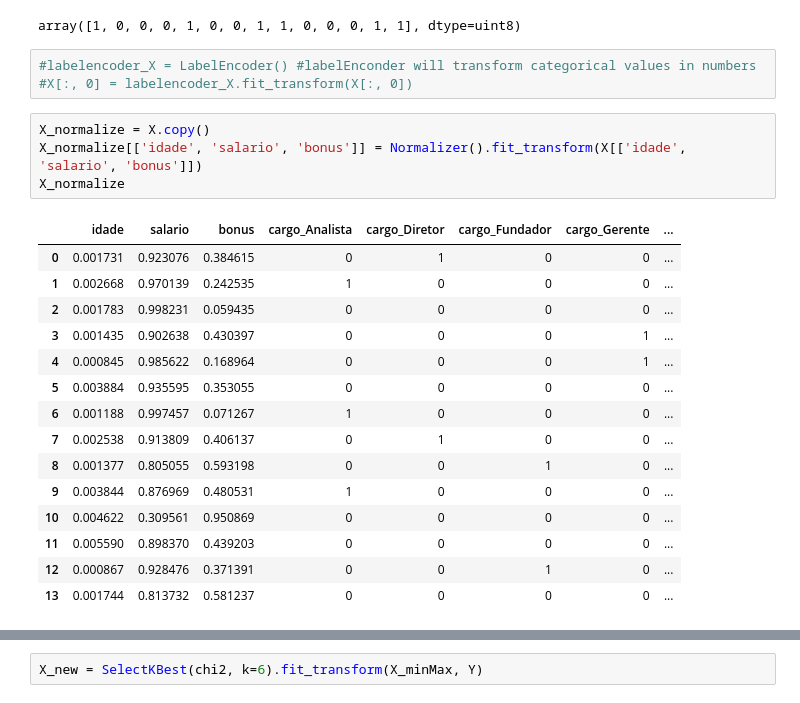
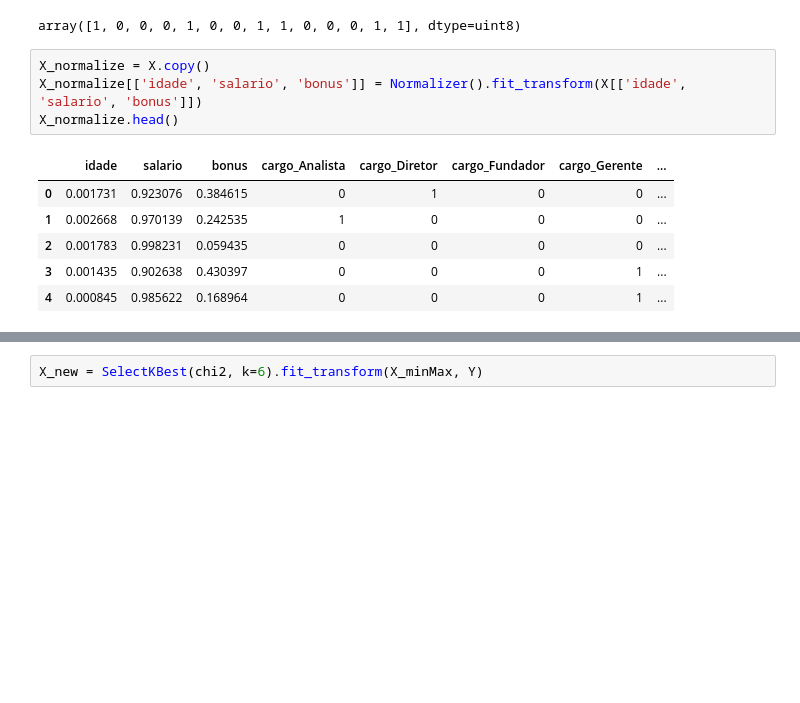
Before and after one commit to CaiqueCoelho/Preprocessing-Dataset-Template, a Jupyter notebook: Pre-Processing-Template-Example-2.ipynb, the cells around one changed output, grey strips where cells are left out. Drawn from its saved outputs; the diff is of its cells as text; blank space fills up the shorter version.

```diff
--- a/Pre-Processing-Template-Example-2.ipynb
+++ b/Pre-Processing-Template-Example-2.ipynb
@@ -194,29 +204,17 @@ Y = Y['sim'].values
 Y
 # %% [output]
 array([1, 0, 0, 0, 1, 0, 0, 1, 1, 0, 0, 0, 1, 1], dtype=uint8)
-# %%
-#labelencoder_X = LabelEncoder() #labelEnconder will transform categorical values in numbers
-#X[:, 0] = labelencoder_X.fit_transform(X[:, 0])
 # %%
 X_normalize = X.copy()
 X_normalize[['idade', 'salario', 'bonus']] = Normalizer().fit_transform(X[['idade', 'salario', 'bonus']])
-X_normalize
+X_normalize.head()
 # %% [output]
 |  | idade | salario | bonus | cargo_Analista | cargo_Diretor | cargo_Fundador | cargo_Gerente | ... |
 | 0 | 0.001731 | 0.923076 | 0.384615 | 0 | 1 | 0 | 0 | ... |
 | 1 | 0.002668 | 0.970139 | 0.242535 | 1 | 0 | 0 | 0 | ... |
 | 2 | 0.001783 | 0.998231 | 0.059435 | 0 | 0 | 0 | 0 | ... |
 | 3 | 0.001435 | 0.902638 | 0.430397 | 0 | 0 | 0 | 1 | ... |
 | 4 | 0.000845 | 0.985622 | 0.168964 | 0 | 0 | 0 | 1 | ... |
-| 5 | 0.003884 | 0.935595 | 0.353055 | 0 | 0 | 0 | 0 | ... |
-| 6 | 0.001188 | 0.997457 | 0.071267 | 1 | 0 | 0 | 0 | ... |
-| 7 | 0.002538 | 0.913809 | 0.406137 | 0 | 1 | 0 | 0 | ... |
-| 8 | 0.001377 | 0.805055 | 0.593198 | 0 | 0 | 1 | 0 | ... |
-| 9 | 0.003844 | 0.876969 | 0.480531 | 1 | 0 | 0 | 0 | ... |
-| 10 | 0.004622 | 0.309561 | 0.950869 | 0 | 0 | 0 | 0 | ... |
-| 11 | 0.005590 | 0.898370 | 0.439203 | 0 | 0 | 0 | 0 | ... |
-| 12 | 0.000867 | 0.928476 | 0.371391 | 0 | 0 | 1 | 0 | ... |
-| 13 | 0.001744 | 0.813732 | 0.581237 | 0 | 0 | 0 | 0 | ... |
 # %%
 X_minMax = X.copy()
 X_minMax[['idade', 'salario', 'bonus']] = MinMaxScaler().fit_transform(X[['idade', 'salario', 'bonus']])
```
Also changed, not shown: parts of 31 cells of this notebook, 7 other files.
